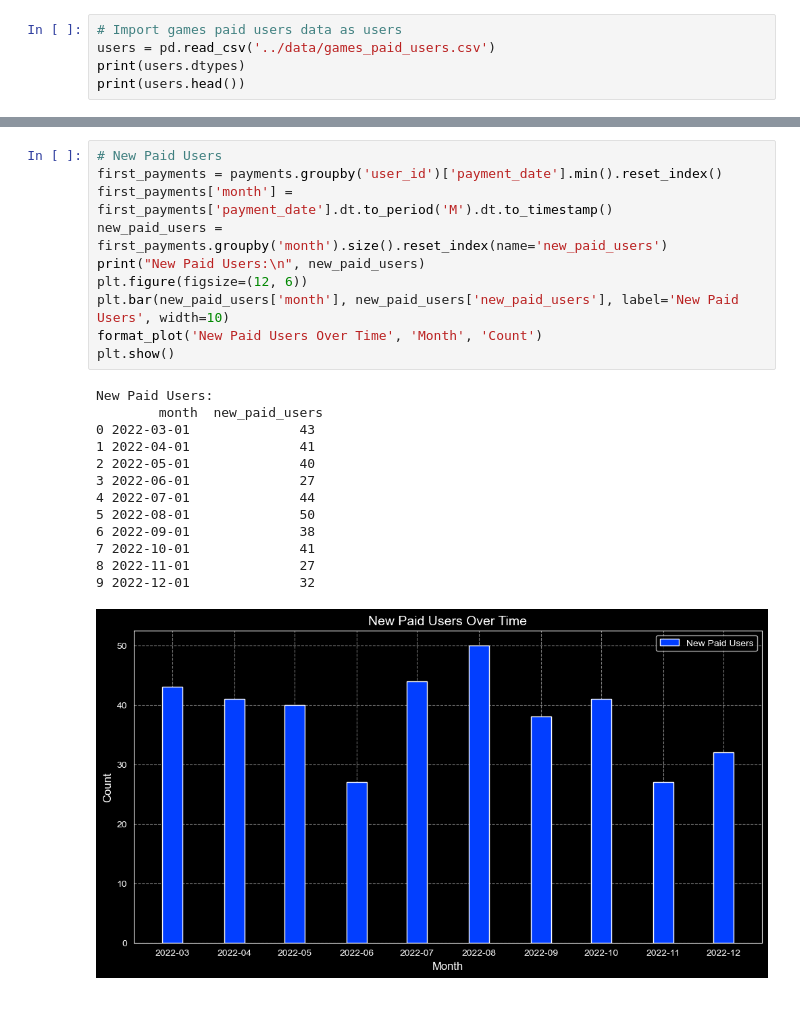
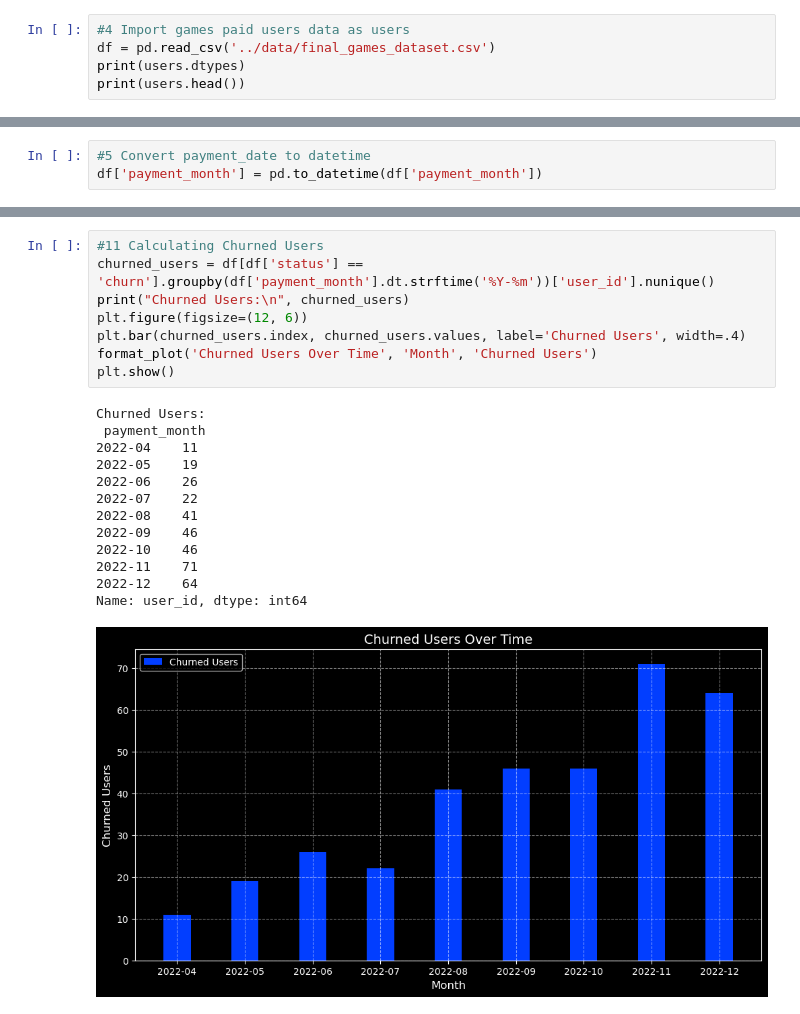
Before and after one commit to Projects-of-Data-Analysis/Revenue-Metrics-Analysis, a Jupyter notebook: notebooks/Revenue_Metric_Analysis.ipynb, the cells around one changed output, grey strips where cells are left out. Drawn from its saved outputs; the diff is of its cells as text.

```diff
--- a/notebooks/Revenue_Metric_Analysis.ipynb
+++ b/notebooks/Revenue_Metric_Analysis.ipynb
@@ -18,8 +17,8 @@ def format_plot(title, xlabel, ylabel):
     plt.grid(True, linestyle='--', alpha=0.5)
     plt.gca().tick_params(colors='white')
 # %%
-# Import games paid users data as users
-users = pd.read_csv('../data/games_paid_users.csv')
+#4 Import games paid users data as users
+df = pd.read_csv('../data/final_games_dataset.csv')
 print(users.dtypes)
 print(users.head())
 # %% [output]
@@ -38 +42,4 @@ dtype: object
+# %%
+#5 Convert payment_date to datetime
+df['payment_month'] = pd.to_datetime(df['payment_month'])
 # %%
@@ -129,25 +159,23 @@ plt.show()
 # %%
-# New Paid Users
-first_payments = payments.groupby('user_id')['payment_date'].min().reset_index()
-first_payments['month'] = first_payments['payment_date'].dt.to_period('M').dt.to_timestamp()
-new_paid_users = first_payments.groupby('month').size().reset_index(name='new_paid_users')
-print("New Paid Users:\n", new_paid_users)
+#11 Calculating Churned Users
+churned_users = df[df['status'] == 'churn'].groupby(df['payment_month'].dt.strftime('%Y-%m'))['user_id'].nunique()
+print("Churned Users:\n", churned_users)
 plt.figure(figsize=(12, 6))
-plt.bar(new_paid_users['month'], new_paid_users['new_paid_users'], label='New Paid Users', width=10)
-format_plot('New Paid Users Over Time', 'Month', 'Count')
+plt.bar(churned_users.index, churned_users.values, label='Churned Users', width=.4)
+format_plot('Churned Users Over Time', 'Month', 'Churned Users')
 plt.show()
 # %% [output]
-New Paid Users:
-        month  new_paid_users
-0 2022-03-01              43
-1 2022-04-01              41
-2 2022-05-01              40
-3 2022-06-01              27
-4 2022-07-01              44
-5 2022-08-01              50
-6 2022-09-01              38
-7 2022-10-01              41
-8 2022-11-01              27
-9 2022-12-01              32
+Churned Users:
+ payment_month
+2022-04    11
+2022-05    19
+2022-06    26
+2022-07    22
+2022-08    41
+2022-09    46
+2022-10    46
+2022-11    71
+2022-12    64
+Name: user_id, dtype: int64
-[figure, old version]
+[figure, new version]
 # %%
```
Also changed, not shown: parts of 23 cells of this notebook, 22 other files.
